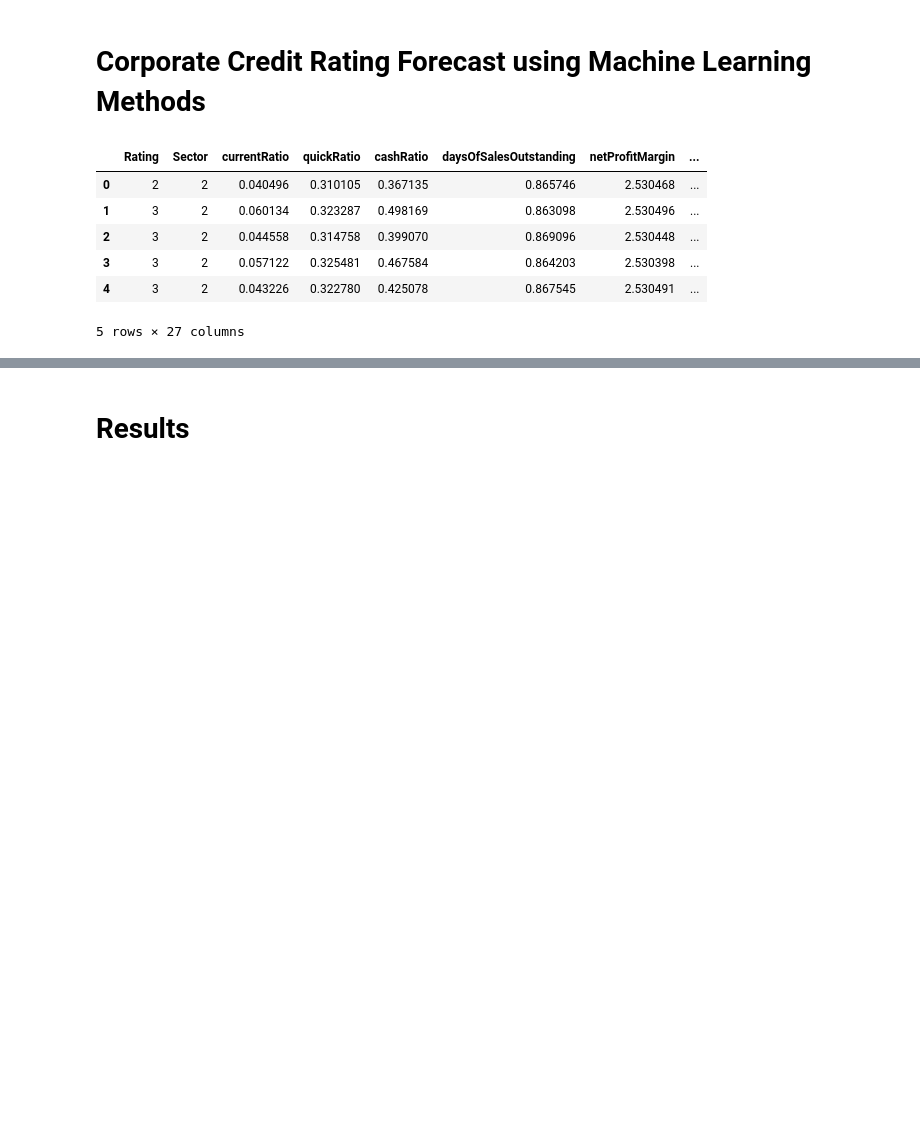
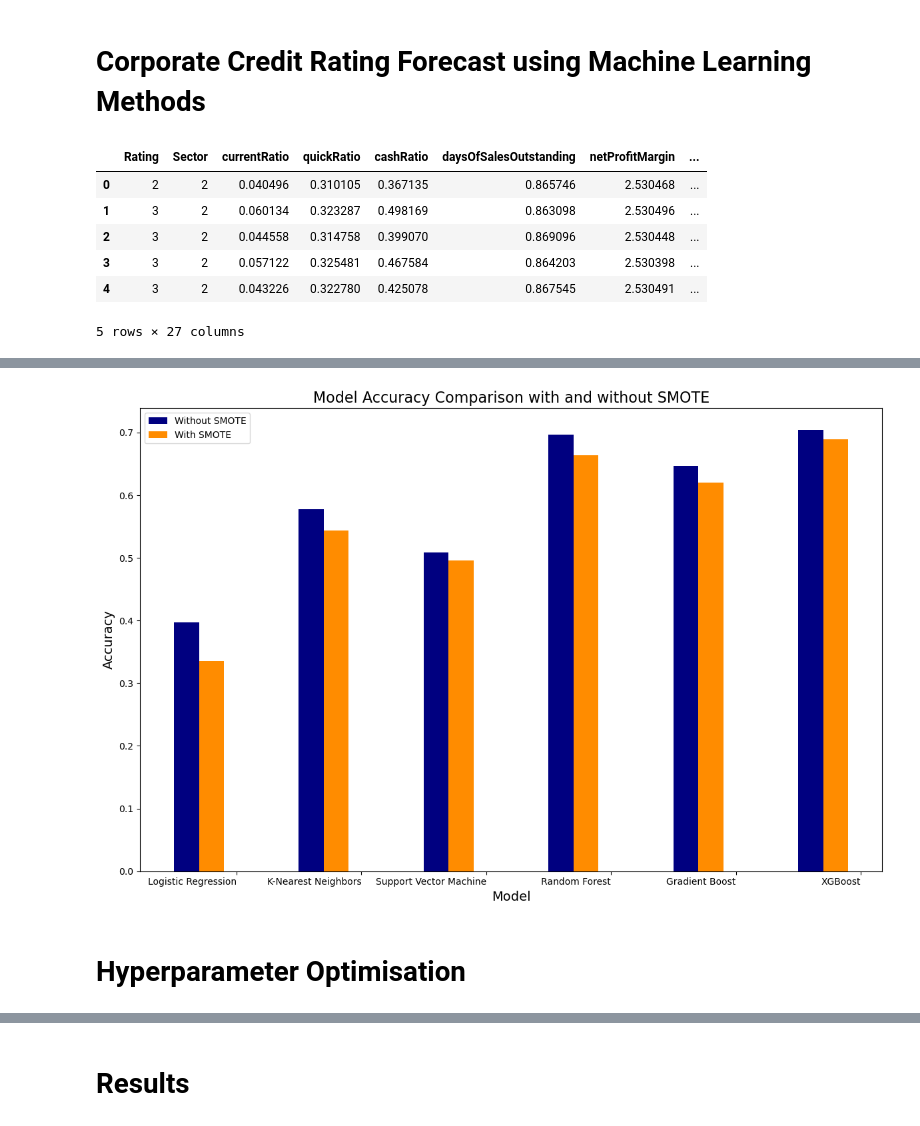
Before and after one commit to monishagopalan/credit-rating-forecast, a Jupyter notebook: machine-learning-methods.ipynb, the cells around one changed output, grey strips where cells are left out. Saved outputs shown, nothing was run; the diff lists cells and outputs as text; code cells hidden in the pictures; blank space fills up the shorter version.

```diff
--- a/machine-learning-methods.ipynb
+++ b/machine-learning-methods.ipynb
@@ -116,0 +136,13 @@ Multilayer Perceptron Accuracy: 0.3851851851851852
+# %%
+smote_predictions = []
+smote_accuracies = []
+
+for model_name, model in models.items():
+    model.fit(X_train_resampled, y_train_resampled)
+    y_pred = model.predict(X_test)
+    smote_accuracy = metrics.accuracy_score(y_test, y_pred)
+
+    smote_predictions.append((model_name, y_pred))
+    smote_accuracies.append((model_name, smote_accuracy))
+
+    print(f"{model_name}- Resampled Accuracy: {smote_accuracy}")
@@ -116,0 +158,31 @@ Multilayer Perceptron Accuracy: 0.3851851851851852
+# %%
+df_accuracy = pd.DataFrame(accuracies, columns=['Model', 'Accuracy'])
+df_smote_accuracy = pd.DataFrame(smote_accuracies, columns=['Model', 'Accuracy'])
+
+models = df_accuracy['Model']
+accuracy_without_smote = df_accuracy['Accuracy']
+accuracy_with_smote = df_smote_accuracy['Accuracy']
+
+bar_width = 0.2
+index = np.arange(len(models))
+
+plt.figure(figsize=(12, 8))
+
+# Plot the first set of bars without SMOTE
+plt.bar(index, accuracy_without_smote, width=bar_width, color='navy', label='Without SMOTE')
+
+# Plot the second set of bars with SMOTE
+plt.bar(index + bar_width, accuracy_with_smote, width=bar_width, color='darkorange', label='With SMOTE')
+
+plt.xlabel('Model', fontsize=14)
+plt.ylabel('Accuracy', fontsize=14)
+plt.title('Model Accuracy Comparison with and without SMOTE', fontsize=16)
+plt.xticks(index + 2*bar_width , models, rotation=0, ha='right', fontsize=10)
+plt.legend()
+plt.tight_layout()
+
+plt.show()
+# %% [output]
+[figure, added]
+# %% [markdown]
+# Hyperparameter Optimisation
```
Also changed, not shown: parts of 30 cells of this notebook, 5 other files.
